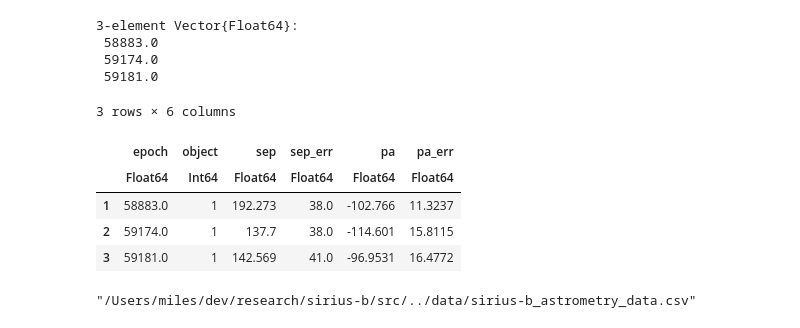
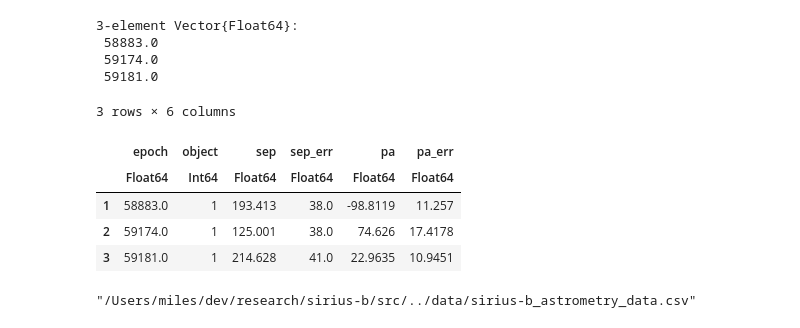
Before and after one commit to mileslucas/sirius-b, a Jupyter notebook: notebooks/orbit_candidate.ipynb, the cells around one changed output. Cells and saved outputs as stored; diff of their text form; code cells hidden in the pictures.

```diff
--- a/notebooks/orbit_candidate.ipynb
+++ b/notebooks/orbit_candidate.ipynb
@@ -25,9 +25,9 @@ pxscale = 0.01; # arcseconds/px
 # %%
 # guesses from GreeDS outputs of three epochs
 pos = [
-    119.252 ± 3.8  96.2514 ± 3.8;
-    113.02 ± 3.8  94.7675 ± 3.8;
-    114.652 ± 4.1  98.7741 ± 4.1;
+    119.613 ± 3.8  97.5371 ± 3.8;
+    88.4472 ± 3.8  103.814 ± 3.8;
+    92.1264 ± 4.1  120.262 ± 4.1;
 ] # px coordinates
 # %% [output]
 3×2 Matrix{Measurement{Float64}}:
@@ -79,19 +79,19 @@ epochs_mjd = modified_julian.(epochs) .|> value
 # %%
 data_in = DataFrame(
     epoch = epochs_mjd,
-    object = fill(1, 3),
+    object = fill(1, length(epochs)),
     sep = Measurements.value.(dist) |> vec,
     sep_err = Measurements.uncertainty.(dist) |> vec,
     pa = Measurements.value.(angs) |> vec,
     pa_err = Measurements.uncertainty.(angs) |> vec
 )
 # %% [output]
 3 rows × 6 columns
 |  | epoch | object | sep | sep_err | pa | pa_err |
 |  | Float64 | Int64 | Float64 | Float64 | Float64 | Float64 |
-| 1 | 58883.0 | 1 | 192.273 | 38.0 | -102.766 | 11.3237 |
-| 2 | 59174.0 | 1 | 137.7 | 38.0 | -114.601 | 15.8115 |
-| 3 | 59181.0 | 1 | 142.569 | 41.0 | -96.9531 | 16.4772 |
+| 1 | 58883.0 | 1 | 193.413 | 38.0 | -98.8119 | 11.257 |
+| 2 | 59174.0 | 1 | 125.001 | 38.0 | 74.626 | 17.4178 |
+| 3 | 59181.0 | 1 | 214.628 | 41.0 | 22.9635 | 10.9451 |
 # %%
 data_in |> CSV.write(datadir("sirius-b_astrometry_data.csv"))
 # %% [output]
```
Also changed, not shown: parts of 7 cells of this notebook, 34 other files.
